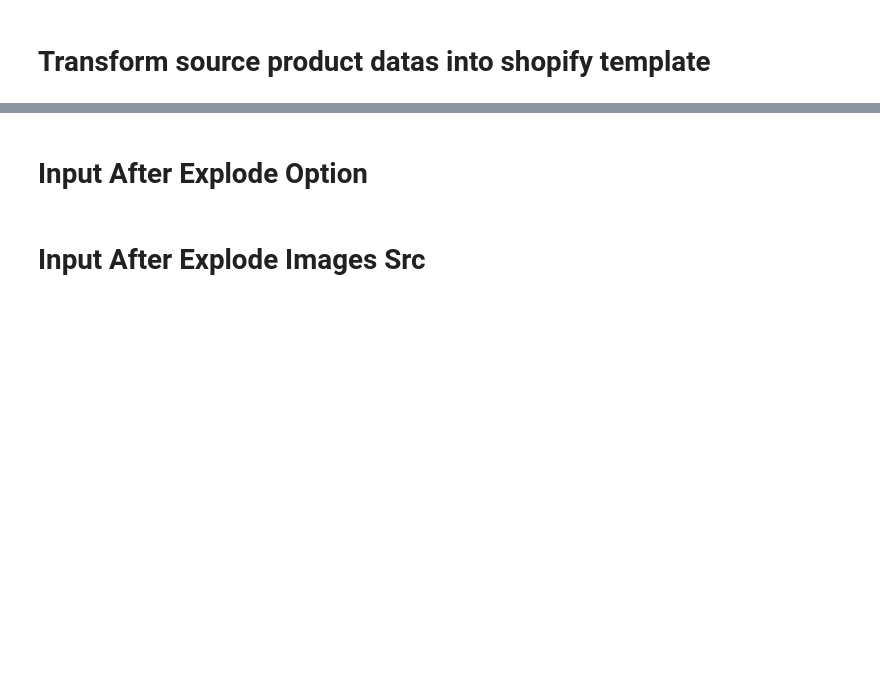
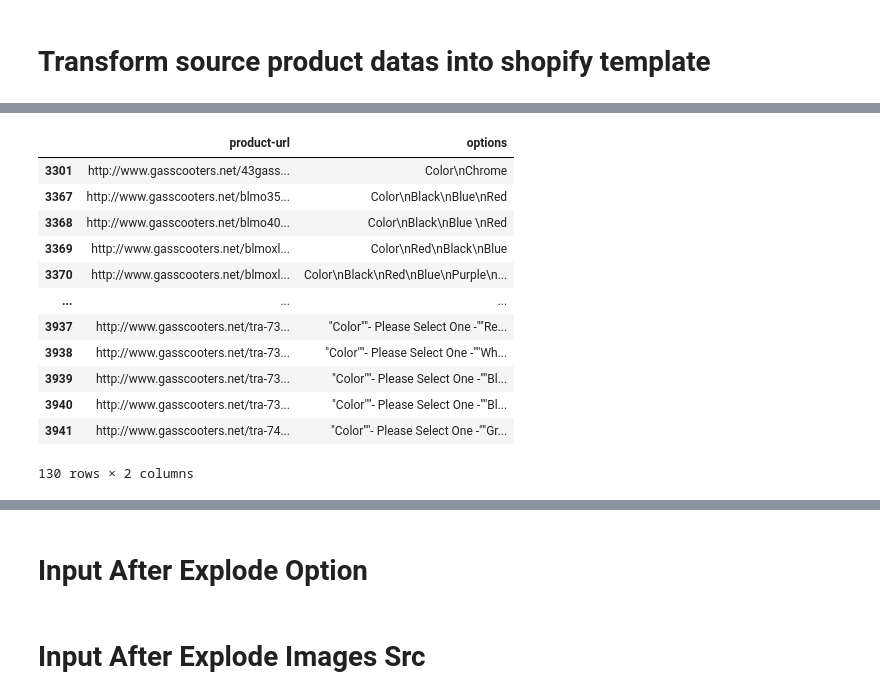
Before and after one commit to HaritsAcheiz/gasscooters, a Jupyter notebook: gasscooter_to_shopify.ipynb, the cells around one changed output, grey strips where cells are left out. Drawn from its saved outputs; the diff is of its cells as text; code cells hidden in the pictures; blank space fills up the shorter version.

```diff
--- a/gasscooter_to_shopify.ipynb
+++ b/gasscooter_to_shopify.ipynb
@@ -186,0 +307,16 @@ trendtime_prod = source[source['supplier'] != 'Sections']
+# %%
+source[source.options.notnull()][['product-url', 'options']]
+# %% [output]
+|  | product-url | options |
+| 3301 | http://www.gasscooters.net/43gass... | Color\nChrome |
+| 3367 | http://www.gasscooters.net/blmo35... | Color\nBlack\nBlue\nRed |
+| 3368 | http://www.gasscooters.net/blmo40... | Color\nBlack\nBlue \nRed |
+| 3369 | http://www.gasscooters.net/blmoxl... | Color\nRed\nBlack\nBlue |
+| 3370 | http://www.gasscooters.net/blmoxl... | Color\nBlack\nRed\nBlue\nPurple\n... |
+| ... | ... | ... |
+| 3937 | http://www.gasscooters.net/tra-73... | "Color""- Please Select One -""Re... |
+| 3938 | http://www.gasscooters.net/tra-73... | "Color""- Please Select One -""Wh... |
+| 3939 | http://www.gasscooters.net/tra-73... | "Color""- Please Select One -""Bl... |
+| 3940 | http://www.gasscooters.net/tra-73... | "Color""- Please Select One -""Bl... |
+| 3941 | http://www.gasscooters.net/tra-74... | "Color""- Please Select One -""Gr... |
+130 rows × 2 columns
```
Also changed, not shown: parts of 138 cells of this notebook, 4 other files.
